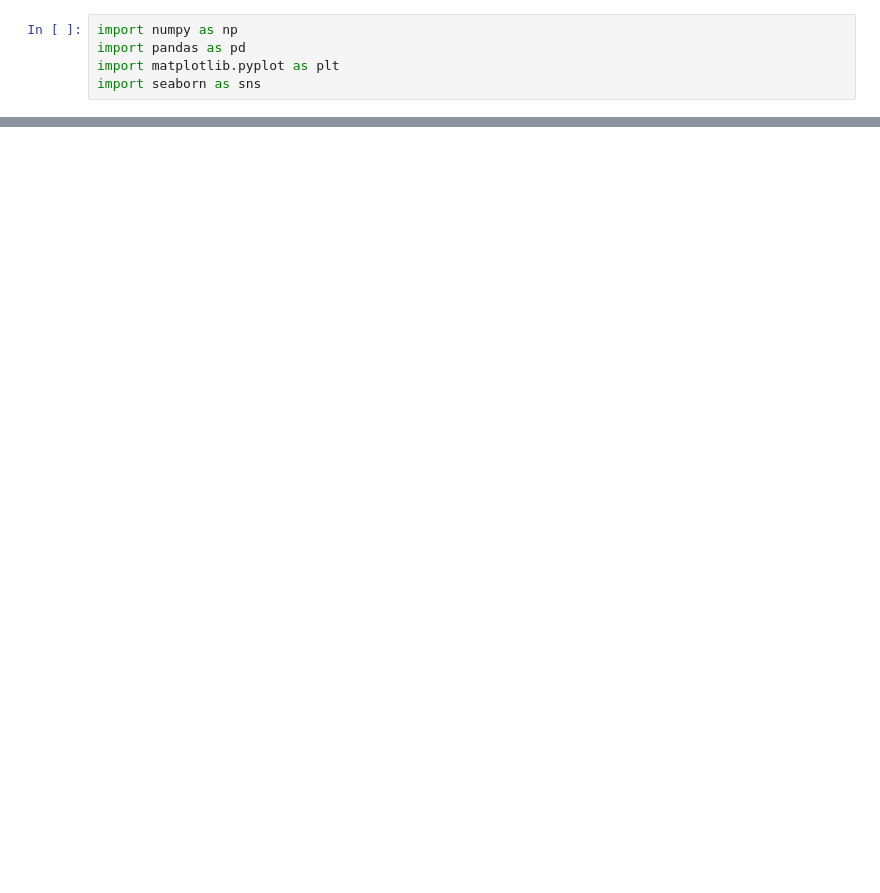
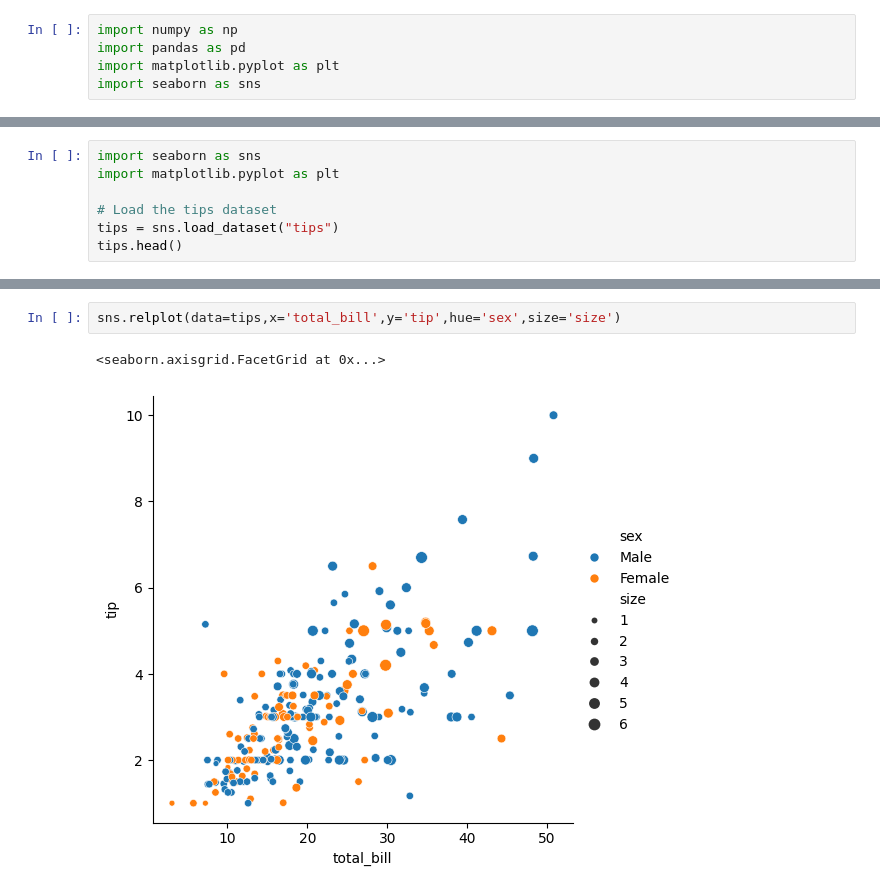
Before and after one commit to Misbahuddin111/Data-visualization, a Jupyter notebook: 22 practice.ipynb, the cells around one changed output, grey strips where cells are left out. Cells and saved outputs as stored; diff of their text form; blank space fills up the shorter version.

Commit message:
data visualization

```diff
--- a/22 practice.ipynb
+++ b/22 practice.ipynb
@@ -20,0 +6,7 @@ batsman
+# %%
+import seaborn as sns
+import matplotlib.pyplot as plt
+
+# Load the tips dataset
+tips = sns.load_dataset("tips")
+tips.head()
@@ -20,0 +20,5 @@ batsman
+# %%
+sns.relplot(data=tips,x='total_bill',y='tip',hue='sex',size='size')
+# %% [output]
+<seaborn.axisgrid.FacetGrid at 0x...>
+[figure, added]
```
Also changed, not shown: parts of 10 cells of this notebook.
